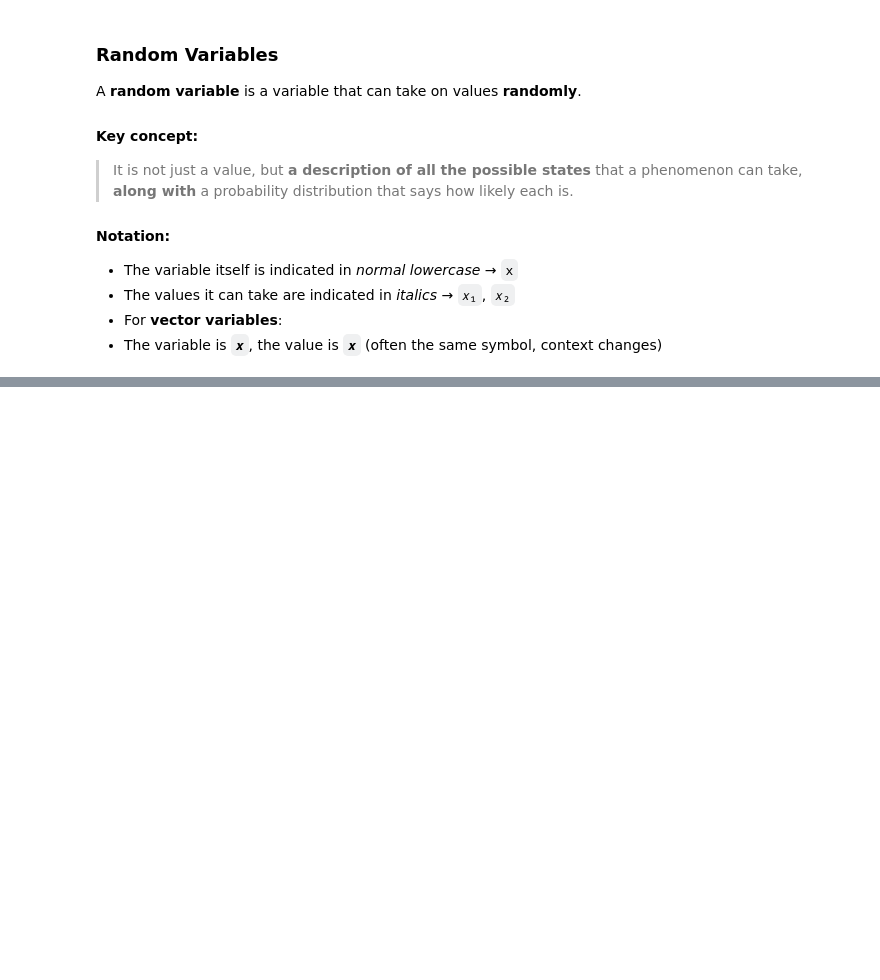
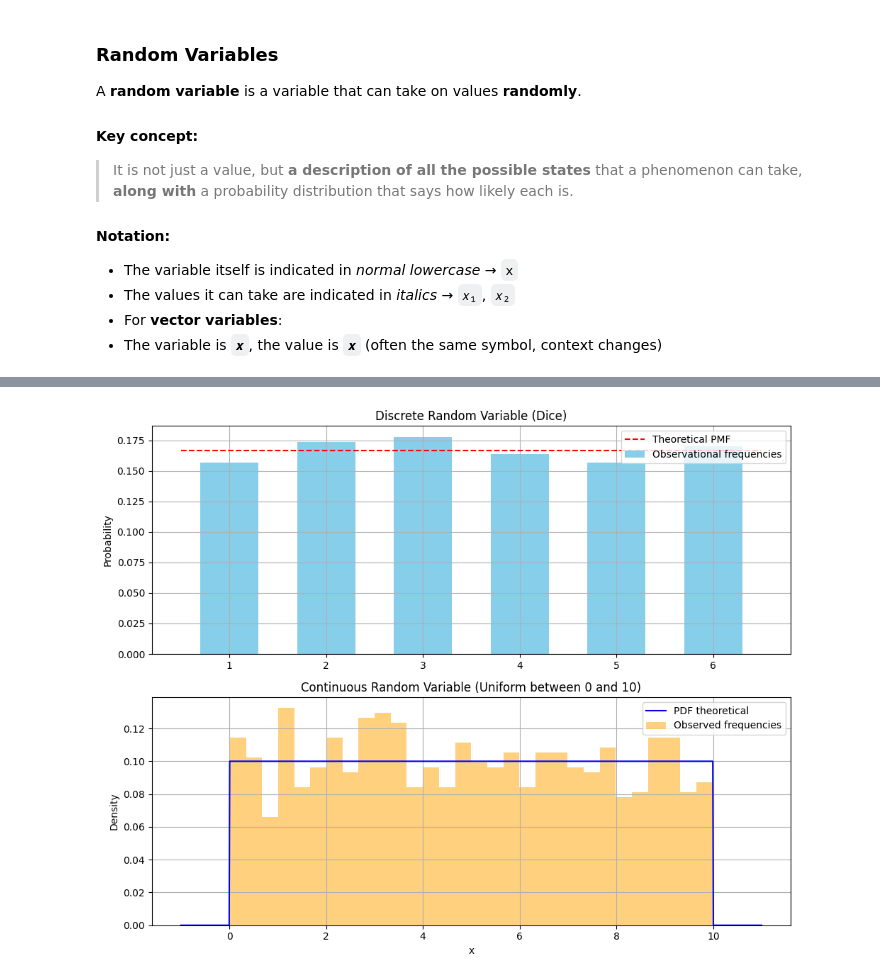
Before and after one commit to Mike014/My_AI_Engineer_Portfolio_Projects, a Jupyter notebook: Deep_Learning/Deep_Learning_Ian_Goodfellow_Yoshua_Bengio_Aaron Courville/chapter3.ipynb, the cells around one changed output, grey strips where cells are left out. Cells and saved outputs as stored; diff of their text form; code cells hidden in the pictures; blank space fills up the shorter version.

```diff
--- a/Deep_Learning/Deep_Learning_Ian_Goodfellow_Yoshua_Bengio_Aaron Courville/chapter3.ipynb
+++ b/Deep_Learning/Deep_Learning_Ian_Goodfellow_Yoshua_Bengio_Aaron Courville/chapter3.ipynb
@@ -59,0 +310,36 @@
+# %%
+# === Part 2: Continuous Random Variable (PDF) ===
+# Let's simulate a continuous uniform variable between 0 and 10
+a, b = 0, 10
+x = np.linspace(a - 1, b + 1, 1000)
+pdf_teorica = uniform.pdf(x, loc=a, scale=b - a)
+
+# Let's sample 1000 values
+continuous_samples = uniform.rvs(loc=a, scale=b - a, size=1000)
+# %%
+# === Display ===
+
+fig, axs = plt.subplots(2, 1, figsize=(10, 8))
+
+# Discrete
+axs[0].bar(d_values, empirical_frequencies_d, width=0.6, label='Observational frequencies', color='skyblue')
+axs[0].hlines(1/6, xmin=0.5, xmax=6.5, color='red', linestyle='--', label='Theoretical PMF')
+axs[0].set_title('Discrete Random Variable (Dice)')
+axs[0].set_ylabel('Probability')
+axs[0].set_xticks(discrete_states)
+axs[0].legend()
+axs[0].grid(True)
+
+# Continue
+axs[1].plot(x, pdf_teorica, label='PDF theoretical', color='blue')
+axs[1].hist(continuous_samples, bins=30, density=True, alpha=0.5, label='Observed frequencies', color='orange')
+axs[1].set_title('Continuous Random Variable (Uniform between 0 and 10)')
+axs[1].set_xlabel('x')
+axs[1].set_ylabel('Density')
+axs[1].legend()
+axs[1].grid(True)
+
+plt.tight_layout()
+plt.show()
+# %% [output]
+[figure, added]
```
Also changed, not shown: parts of 39 cells of this notebook, 1 other file.
